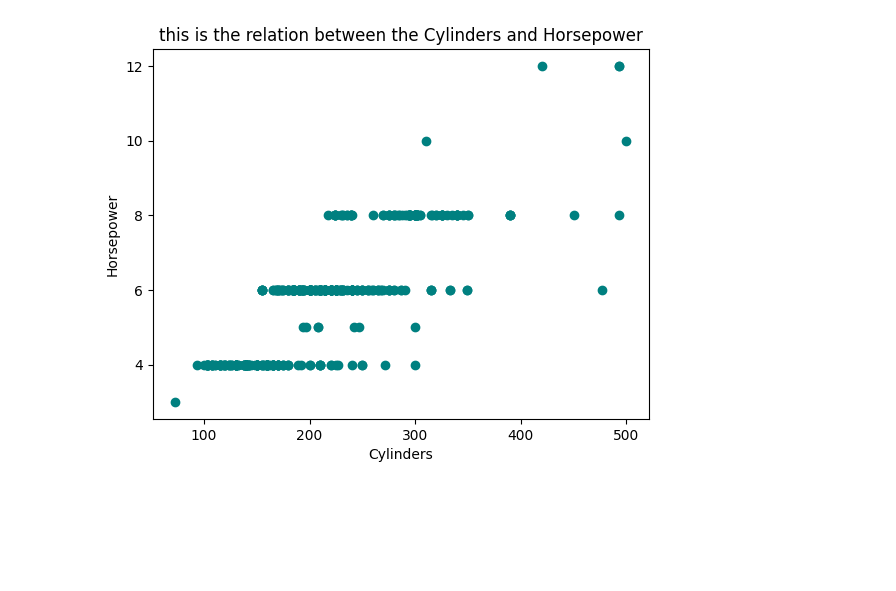
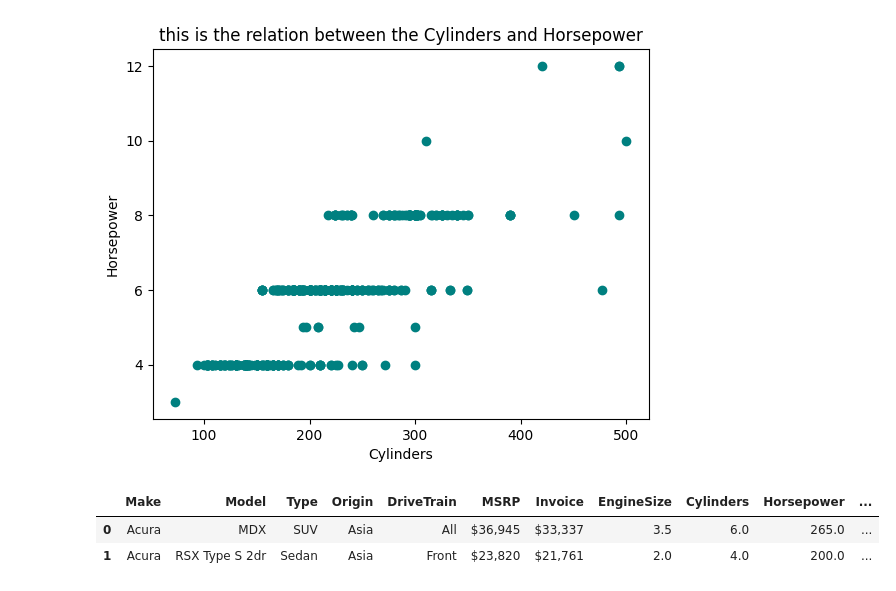
Before and after one commit to HasibullahAman/Data_Visulaization, a Jupyter notebook: Data_Visualization/Data_Visulization.ipynb, the cells around one changed output. Cells and saved outputs as stored; diff of their text form; code cells hidden in the pictures; blank space fills up the shorter version.

```diff
--- a/Data_Visualization/Data_Visulization.ipynb
+++ b/Data_Visualization/Data_Visulization.ipynb
@@ -132,4 +132,12 @@ plt.ylabel("Horsepower")
 Text(0, 0.5, 'Horsepower')
 [figure]
 # %%
-hoo = pd.read_csv("")
+hoo = pd.read_csv("Cars_Data.csv")
+# %%
+hot = hoo.copy()
+# %%
+hot.head(2)
+# %% [output]
+|  | Make | Model | Type | Origin | DriveTrain | MSRP | Invoice | EngineSize | Cylinders | Horsepower | ... |
+| 0 | Acura | MDX | SUV | Asia | All | $36,945 | $33,337 | 3.5 | 6.0 | 265.0 | ... |
+| 1 | Acura | RSX Type S 2dr | Sedan | Asia | Front | $23,820 | $21,761 | 2.0 | 4.0 | 200.0 | ... |
```
Also changed, not shown: parts of 3 cells of this notebook.
